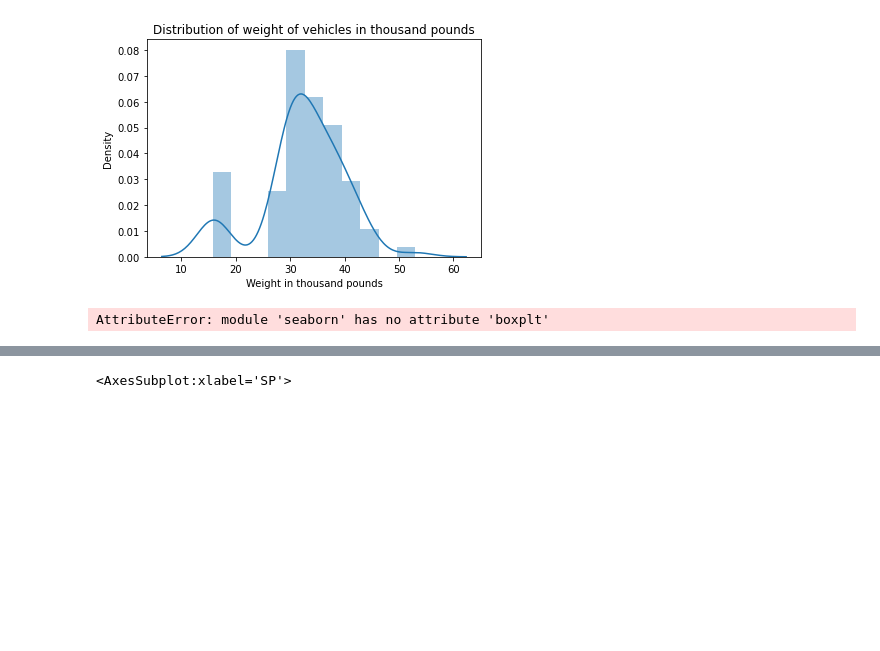
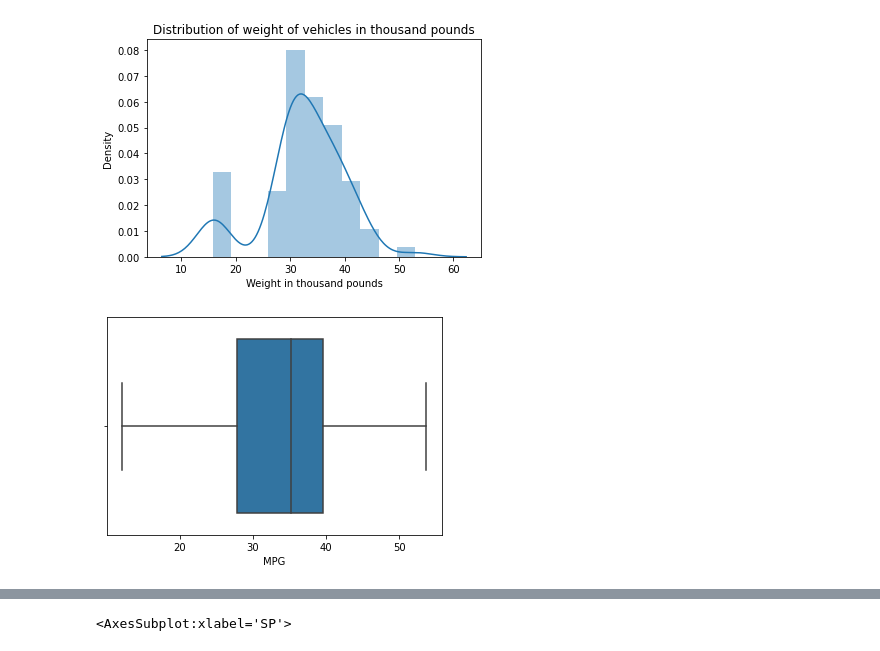
Before and after one commit to santhoshPaul-3035/AD-ExcelR-2-2, a Jupyter notebook: Multi Linear Regression.ipynb, the cells around one changed output, grey strips where cells are left out. Drawn from its saved outputs; the diff is of its cells as text; code cells hidden in the pictures; blank space fills up the shorter version.

```diff
--- a/Multi Linear Regression.ipynb
+++ b/Multi Linear Regression.ipynb
@@ -89,10 +89,10 @@ plt.show()
 # %% [output]
 [figure]
 # %%
-sns.boxplt(x=cars['MPG'])
+sns.boxplot(x=cars['MPG'])
 plt.show()
 # %% [output]
-AttributeError: module 'seaborn' has no attribute 'boxplt'
+[figure, added]
 # %%
 import seaborn as sns
 import matplotlib.pyplot as plt
```
Also changed, not shown: parts of 20 cells of this notebook.
